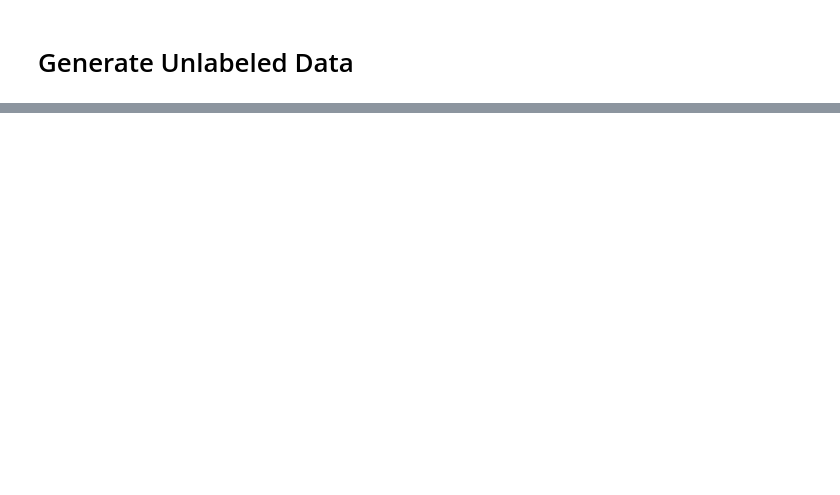
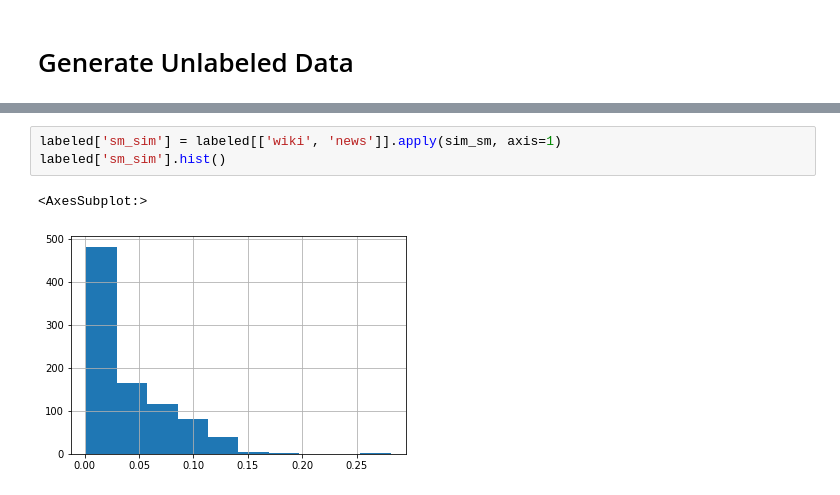
Before and after one commit to MSIA/2021-msia423-Ho-Sara-project, a Jupyter notebook: notebooks/algorithm.ipynb, the cells around one changed output, grey strips where cells are left out. Saved outputs shown, nothing was run; the diff lists cells and outputs as text; blank space fills up the shorter version.

```diff
--- a/notebooks/algorithm.ipynb
+++ b/notebooks/algorithm.ipynb
@@ -374,0 +125,6 @@ labeled_data.drop_duplicates(['news_id', 'title']).loc[labeled_data['predict']]
+# %%
+labeled['sm_sim'] = labeled[['wiki', 'news']].apply(sim_sm, axis=1)
+labeled['sm_sim'].hist()
+# %% [output]
+<AxesSubplot:>
+[figure, added]
```
Also changed, not shown: parts of 40 cells of this notebook.
